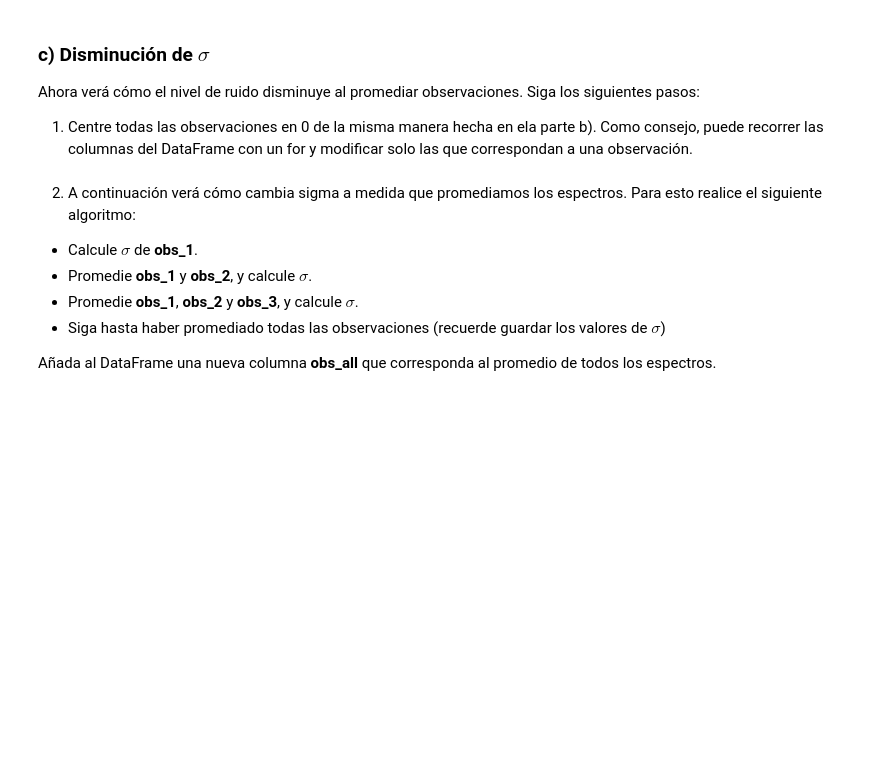
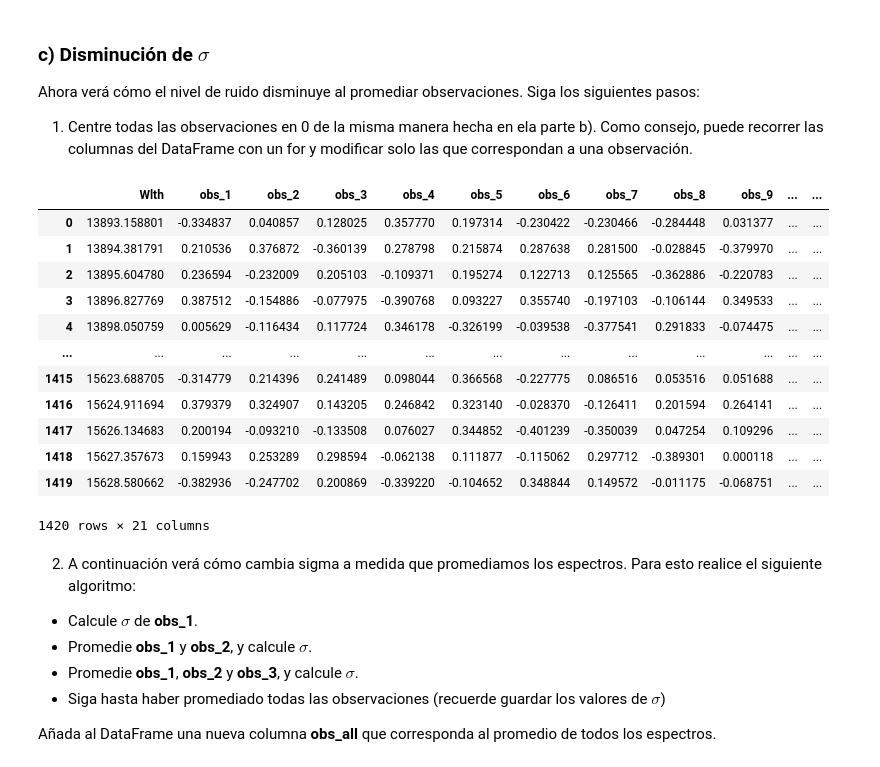
Before and after one commit to p-salv/Tarea-2, a Jupyter notebook: Tarea2.ipynb, the cells around one changed output. Cells and saved outputs as stored; diff of their text form; code cells hidden in the pictures; blank space fills up the shorter version.

```diff
--- a/Tarea2.ipynb
+++ b/Tarea2.ipynb
@@ -309,6 +344,25 @@ ruido =
 Ahora verá cómo el nivel de ruido disminuye al promediar observaciones. Siga los siguientes pasos:
 
 1. Centre todas las observaciones en 0 de la misma manera hecha en ela parte b). Como consejo, puede recorrer las columnas del DataFrame con un for y modificar solo las que correspondan a una observación.
+# %%
+for i in range(1,21):
+  column = 'obs_'+str(i)
+  data[column] -= mean_ruido
+data
+# %% [output]
+|  | Wlth | obs_1 | obs_2 | obs_3 | obs_4 | obs_5 | obs_6 | obs_7 | obs_8 | obs_9 | ... | ... |
+| 0 | 13893.158801 | -0.334837 | 0.040857 | 0.128025 | 0.357770 | 0.197314 | -0.230422 | -0.230466 | -0.284448 | 0.031377 | ... | ... |
+| 1 | 13894.381791 | 0.210536 | 0.376872 | -0.360139 | 0.278798 | 0.215874 | 0.287638 | 0.281500 | -0.028845 | -0.379970 | ... | ... |
+| 2 | 13895.604780 | 0.236594 | -0.232009 | 0.205103 | -0.109371 | 0.195274 | 0.122713 | 0.125565 | -0.362886 | -0.220783 | ... | ... |
+| 3 | 13896.827769 | 0.387512 | -0.154886 | -0.077975 | -0.390768 | 0.093227 | 0.355740 | -0.197103 | -0.106144 | 0.349533 | ... | ... |
+| 4 | 13898.050759 | 0.005629 | -0.116434 | 0.117724 | 0.346178 | -0.326199 | -0.039538 | -0.377541 | 0.291833 | -0.074475 | ... | ... |
+| ... | ... | ... | ... | ... | ... | ... | ... | ... | ... | ... | ... | ... |
+| 1415 | 15623.688705 | -0.314779 | 0.214396 | 0.241489 | 0.098044 | 0.366568 | -0.227775 | 0.086516 | 0.053516 | 0.051688 | ... | ... |
+| 1416 | 15624.911694 | 0.379379 | 0.324907 | 0.143205 | 0.246842 | 0.323140 | -0.028370 | -0.126411 | 0.201594 | 0.264141 | ... | ... |
+| 1417 | 15626.134683 | 0.200194 | -0.093210 | -0.133508 | 0.076027 | 0.344852 | -0.401239 | -0.350039 | 0.047254 | 0.109296 | ... | ... |
+| 1418 | 15627.357673 | 0.159943 | 0.253289 | 0.298594 | -0.062138 | 0.111877 | -0.115062 | 0.297712 | -0.389301 | 0.000118 | ... | ... |
+| 1419 | 15628.580662 | -0.382936 | -0.247702 | 0.200869 | -0.339220 | -0.104652 | 0.348844 | 0.149572 | -0.011175 | -0.068751 | ... | ... |
+1420 rows × 21 columns
 # %% [markdown]
 2. A continuación verá cómo cambia sigma a medida que promediamos los espectros. Para esto realice el siguiente algoritmo:
 
```
Also changed, not shown: parts of 6 cells of this notebook.
